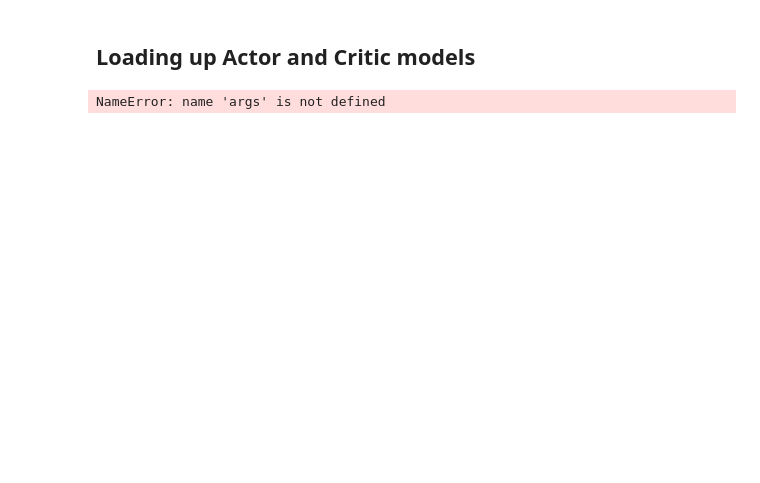
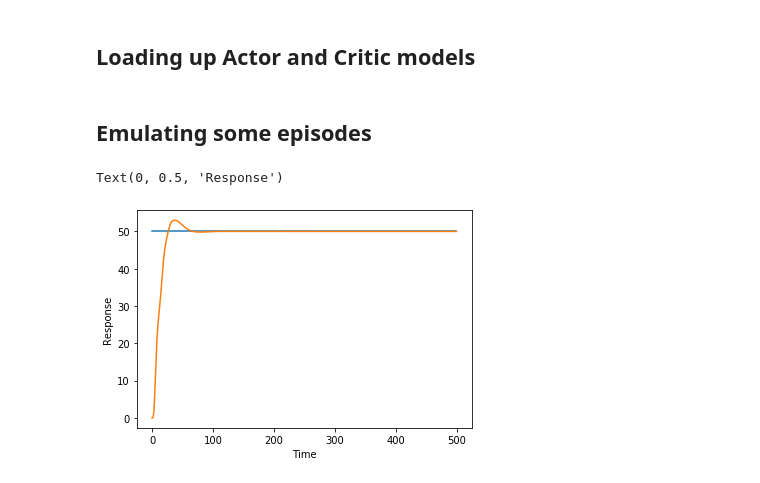
Before and after one commit to svineet/pid-simulation, a Jupyter notebook: rl_agent/Agent Behaviour Analysis.ipynb, the cells around one changed output. Saved outputs shown, nothing was run; the diff lists cells and outputs as text; code cells hidden in the pictures; blank space fills up the shorter version.

Commit message:
Add agent analyser

```diff
--- a/rl_agent/Agent Behaviour Analysis.ipynb
+++ b/rl_agent/Agent Behaviour Analysis.ipynb
@@ -21,3 +17,12 @@ args = {
+# %%
+args = {
+    "NUM_EPISODES": 10,
+    "LEARNING_RATE": 0.01,
+    "DEVICE": "cpu",
+    "exploration_stddev": 0.2,
+    "LOAD_PREVIOUS": False,
+    "PRINT_EVERY": 50
+}
 # %%
 T_SIZE = 500
 SET_POINT = 50
@@ -25,7 +30,7 @@ SET_POINT = 50
 t = np.linspace(0, 100, num=T_SIZE)
 SP = np.ones(T_SIZE)*SET_POINT
 
-env = PIDModel(1, 1, t=t, SP=SP)
+env = PIDModel(ku=1.396, tu=3.28, t=t, SP=SP)
 
 actor = Actor()
 critic = Critic()
@@ -33,5 +38,39 @@ agent = Agent(env, lr=args["LEARNING_RATE"], actor_model=actor, critic_model=cri
               device=args["DEVICE"])
 
 agent.load()
-# %% [output]
-NameError: name 'args' is not defined
+# %% [markdown]
+Emulating some episodes
+---
+# %%
+state = env.reset()
+done = False
+total = 0
+
+agent.start_episode()
+state, init_reward, __ = env.step((0.5, 0.5, 3.5))  # Initial random state
+num_step = 0
+rewards = [init_reward]
+while not done:
+    action = agent.get_action(state)
+
+    new_state, reward, done = env.step(action)
+    agent.step(state, action, action, reward)
+
+    total += reward
+    state = new_state
+    num_step += 1
+    rewards.append(reward)
+
+
+y_caps = np.array(env.output())
+# %%
+response = y_caps[:, 0]
+
+plt.plot(SP, label="Set Point")
+plt.plot(response, label="Response")
+
+plt.xlabel("Time")
+plt.ylabel("Response")
+# %% [output]
+Text(0, 0.5, 'Response')
+[figure, added]
```
Also changed, not shown: parts of 4 cells of this notebook, 1 other file.
